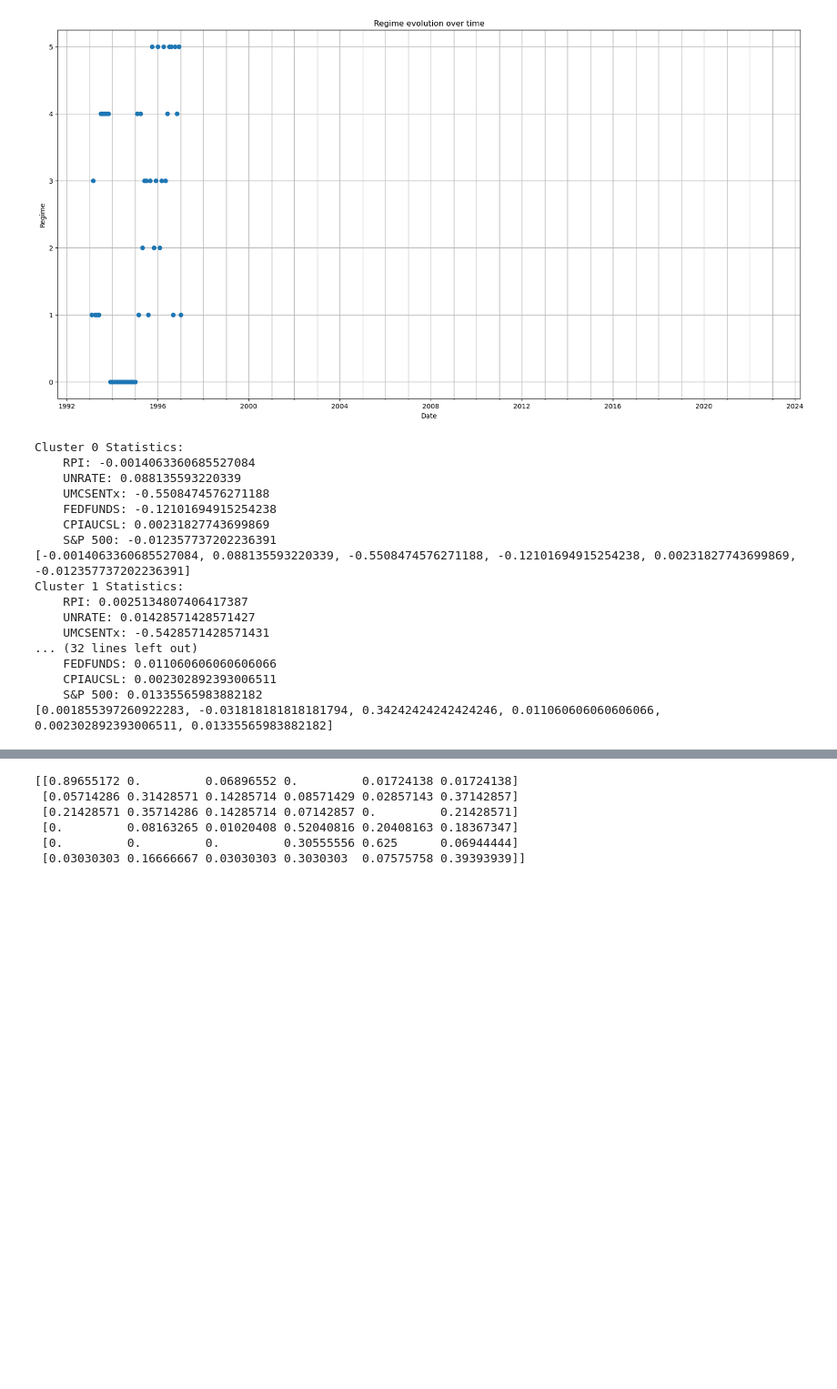
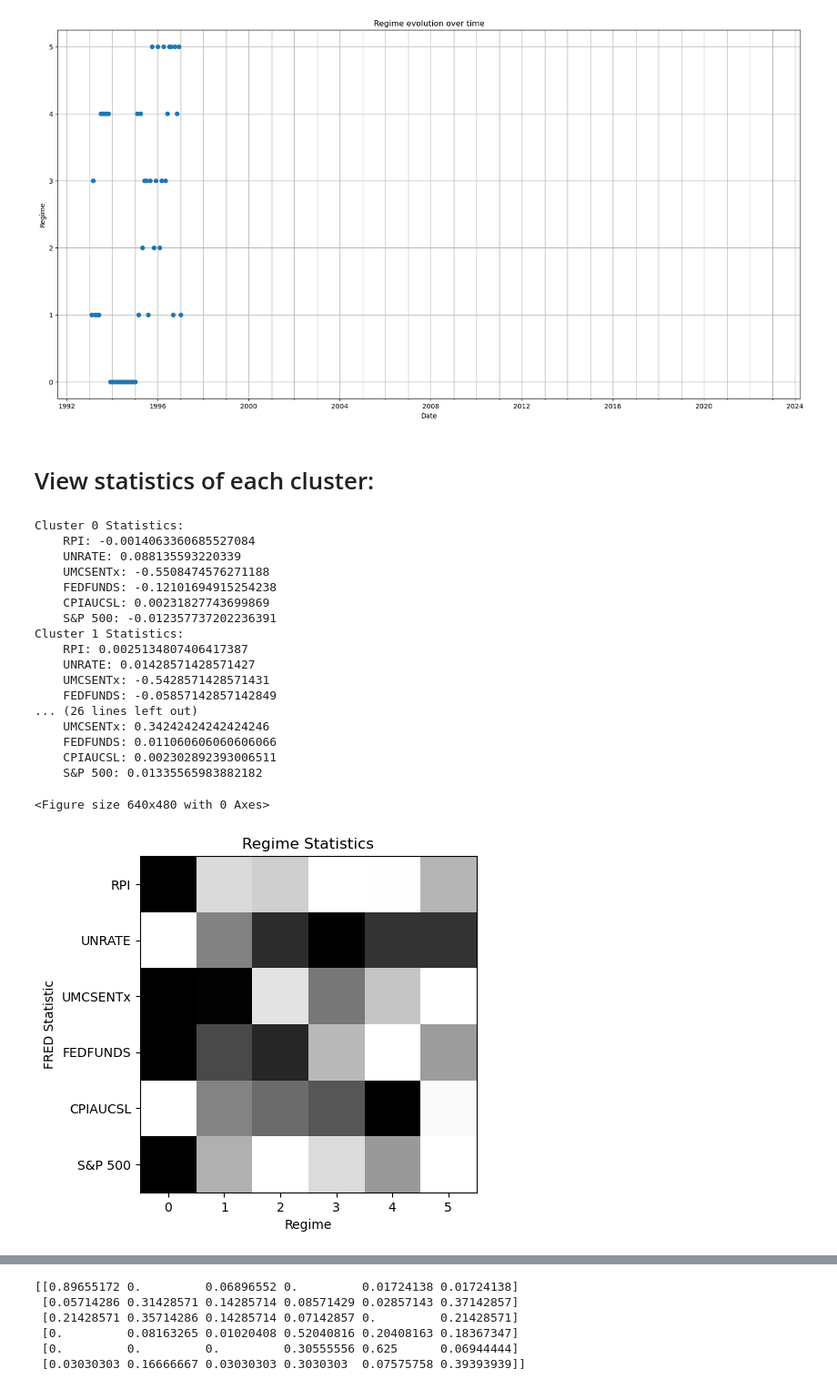
Before and after one commit to dcuoliveira/meta-learning-fin, a Jupyter notebook: src/memory_exp.ipynb, the cells around one changed output, grey strips where cells are left out. Shown at 91% size. Saved outputs shown, nothing was run; the diff lists cells and outputs as text; code cells hidden in the pictures; blank space fills up the shorter version.

Commit message:
organize notebook more and add visualizer for FRED stats

```diff
--- a/src/memory_exp.ipynb
+++ b/src/memory_exp.ipynb
@@ -97,7 +99,11 @@ ani.save(filename="regime_evolution.gif", writer="pillow")
 # %% [output]
 <Figure size 640x480 with 0 Axes>
 [figure]
+# %% [markdown]
+# View statistics of each cluster:
 # %%
+import numpy as np
+
 raw_data = pd.read_csv('data/inputs/fredmd_transf.csv')
 raw_data["date"] = pd.to_datetime(raw_data["date"])
 raw_data = raw_data.set_index("date")
@@ -105,16 +111,18 @@ raw_data = raw_data.dropna()
 
 major_cols = ['RPI', 'UNRATE', 'UMCSENTx', 'FEDFUNDS', 'CPIAUCSL', 'S&P 500']
 
+full_stats = []
 for i in range(final_probs.shape[1]):
     cur_cluster = final_clusters[final_clusters == i]
     fred_data = raw_data.loc[cur_cluster.index]
     print(f"Cluster {i} Statistics:")
     # get average of each column
-    cur_list = []
+    full_stats.append([])
     for col in major_cols:
         print(f"    {col}: {fred_data[col].mean()}")
-        cur_list.append(fred_data[col].mean())
-    print(cur_list)
+        full_stats[-1].append(fred_data[col].mean())
+    full_stats[-1] = np.array(full_stats[-1])
+full_stats = np.array(full_stats)
 # %% [output]
 Cluster 0 Statistics:
     RPI: -0.0014063360685527084
@@ -123,13 +131,29 @@ Cluster 0 Statistics:
     FEDFUNDS: -0.12101694915254238
     CPIAUCSL: 0.00231827743699869
     S&P 500: -0.012357737202236391
-[-0.0014063360685527084, 0.088135593220339, -0.5508474576271188, -0.12101694915254238, 0.00231827743699869, -0.012357737202236391]
 Cluster 1 Statistics:
     RPI: 0.0025134807406417387
     UNRATE: 0.01428571428571427
     UMCSENTx: -0.5428571428571431
-... (32 lines left out)
+    FEDFUNDS: -0.05857142857142849
+... (26 lines left out)
+    UMCSENTx: 0.34242424242424246
     FEDFUNDS: 0.011060606060606066
     CPIAUCSL: 0.002302892393006511
     S&P 500: 0.01335565983882182
-[0.001855397260922283, -0.031818181818181794, 0.34242424242424246, 0.011060606060606066, 0.002302892393006511, 0.01335565983882182]
+# %%
+full_stats_plot = full_stats.copy().T
+full_stats_plot = full_stats_plot - full_stats_plot.min(axis=1, keepdims=True)
+full_stats_plot = full_stats_plot / full_stats_plot.max(axis=1, keepdims=True)
+
+import matplotlib.pyplot as plt
+plt.clf()
+fig, ax = plt.subplots()
+ax.imshow(full_stats_plot, cmap='gray', interpolation='nearest')
+ax.set_yticks(np.arange(len(major_cols)))
+ax.set_yticklabels(major_cols)
+ax.set(xlabel="Regime", ylabel="FRED Statistic", title="Regime Statistics")
+fig.show()
+# %% [output]
+<Figure size 640x480 with 0 Axes>
+[figure, added]
```
Also changed, not shown: parts of 5 cells of this notebook.
